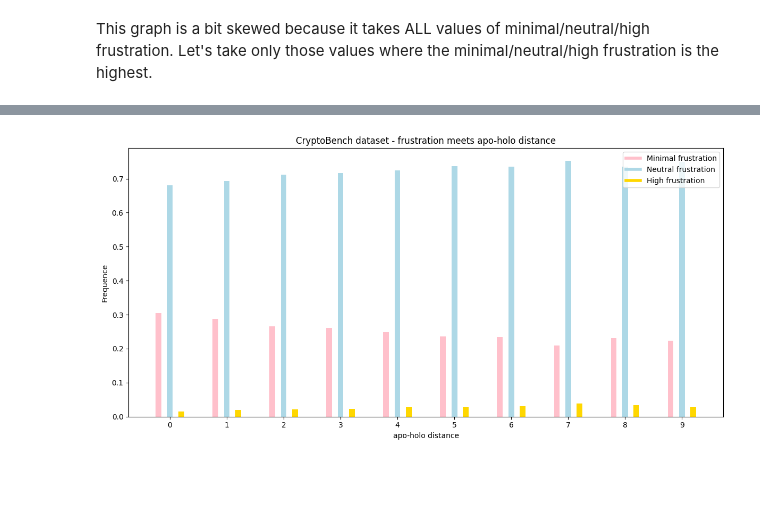
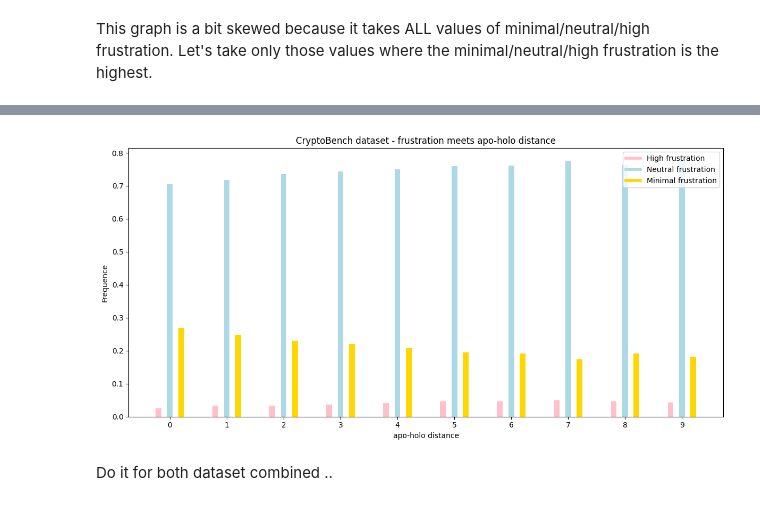
Before and after one commit to skrhakv/pocket-movement-analysis, a Jupyter notebook: src/feature-analysis/frustration/analysis.ipynb, the cells around one changed output, grey strips where cells are left out. Saved outputs shown, nothing was run; the diff lists cells and outputs as text; code cells hidden in the pictures; blank space fills up the shorter version.

```diff
--- a/src/feature-analysis/frustration/analysis.ipynb
+++ b/src/feature-analysis/frustration/analysis.ipynb
@@ -408,9 +402,9 @@ def barplot_frustration_frequence(frustration, distances, xlim=(0, DISTANCE_CLIP
     plt.figure(figsize=(12, 6))
     colors = ['pink', 'lightblue', 'gold']
 
-    minimal_frustration_distance = distances[np.argmax(frustration, axis=1) == 0]
+    minimal_frustration_distance = distances[np.argmax(frustration, axis=1) == 2]
     neutral_frustration_distance = distances[np.argmax(frustration, axis=1) == 1]
-    high_frustration_distance = distances[np.argmax(frustration, axis=1) == 2]
+    high_frustration_distance = distances[np.argmax(frustration, axis=1) == 0]
 
     x = np.array(list(range(xlim[0], xlim[1])))
 
@@ -428,7 +422,7 @@ def barplot_frustration_frequence(frustration, distances, xlim=(0, DISTANCE_CLIP
         import math
         assert math.isclose(frequence1 + frequence2 + frequence3, 1)
 
-        bar = plt.bar([i-0.2, i, i+0.2], [frequence1, frequence2, frequence3], width=0.1)
+        bar = plt.bar([i-0.2, i, i+0.2], [frequence3, frequence2, frequence1], width=0.1)
 
         # fill with color:
         for i, patch in enumerate(bar.patches):
@@ -447,7 +441,9 @@ def barplot_frustration_frequence(frustration, distances, xlim=(0, DISTANCE_CLIP
     plt.title(title)
     plt.tight_layout()
     plt.show()
-
-barplot_frustration_frequence(frustration, rounded_distances, title='CryptoBench dataset - frustration meets apo-holo distance', labels=['Minimal frustration', 'Neutral frustration', 'High frustration'])
-# %% [output]
-[figure, removed]
+# %%
+barplot_frustration_frequence(frustration, rounded_distances, title='CryptoBench dataset - frustration meets apo-holo distance', labels=['High frustration', 'Neutral frustration', 'Minimal frustration'])
+# %% [output]
+[figure, added]
+# %% [markdown]
+Do it for both dataset combined ..
```
Also changed, not shown: parts of 14 cells of this notebook, 3 other files.
